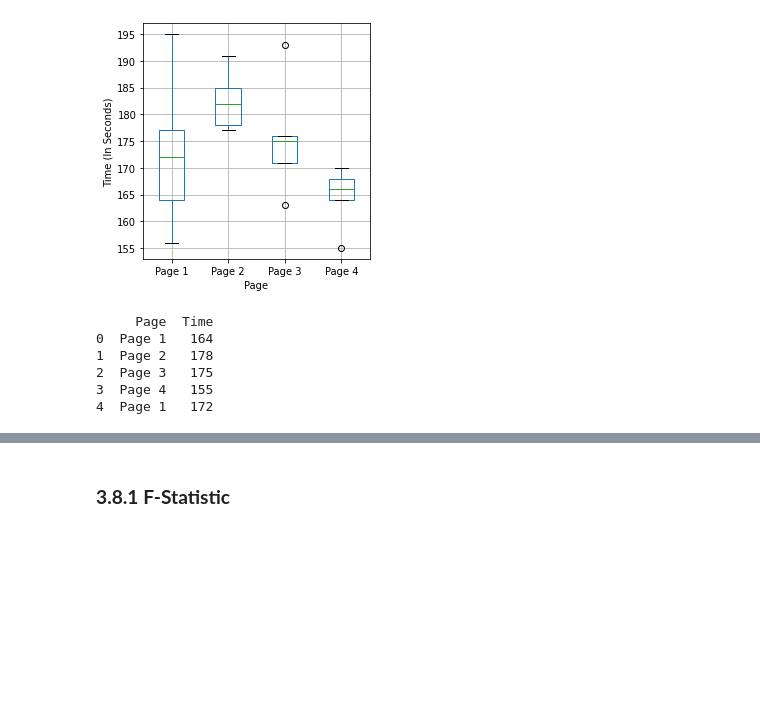
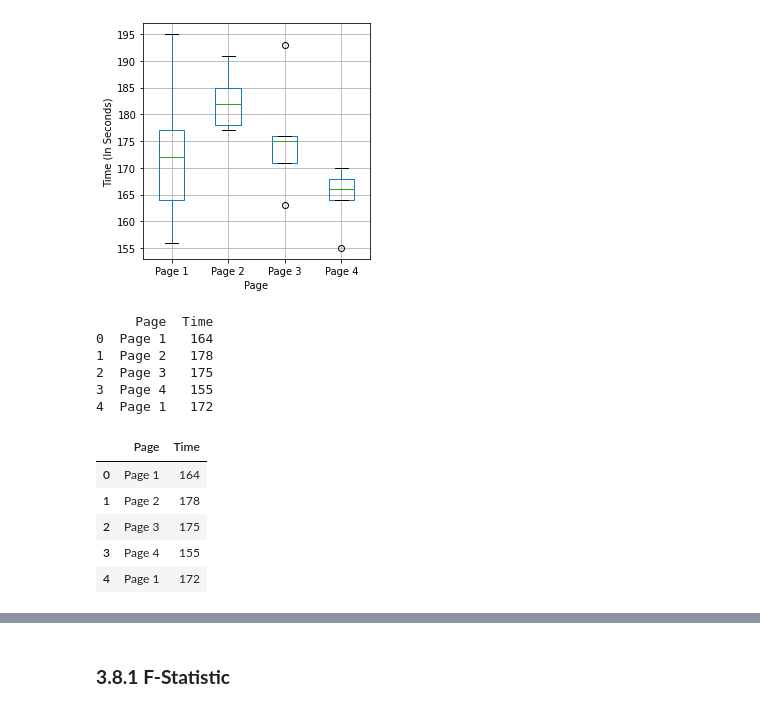
Before and after one commit to young-hwanlee/my-practical-statistics-for-data-scientists, a Jupyter notebook: Chapter_3_Statistical_Experiments_and_Significance_Testing.ipynb, the cells around one changed output, grey strips where cells are left out. Cells and saved outputs as stored; diff of their text form; code cells hidden in the pictures; blank space fills up the shorter version.

```diff
--- a/Chapter_3_Statistical_Experiments_and_Significance_Testing.ipynb
+++ b/Chapter_3_Statistical_Experiments_and_Significance_Testing.ipynb
@@ -346,3 +346,12 @@ print(pd.read_csv(FOUR_SESSIONS_CSV).head())
 2  Page 3   175
 3  Page 4   155
 4  Page 1   172
+# %%
+four_sessions[:5]
+# %% [output]
+|  | Page | Time |
+| 0 | Page 1 | 164 |
+| 1 | Page 2 | 178 |
+| 2 | Page 3 | 175 |
+| 3 | Page 4 | 155 |
+| 4 | Page 1 | 172 |
```
Also changed, not shown: parts of 21 cells of this notebook.
